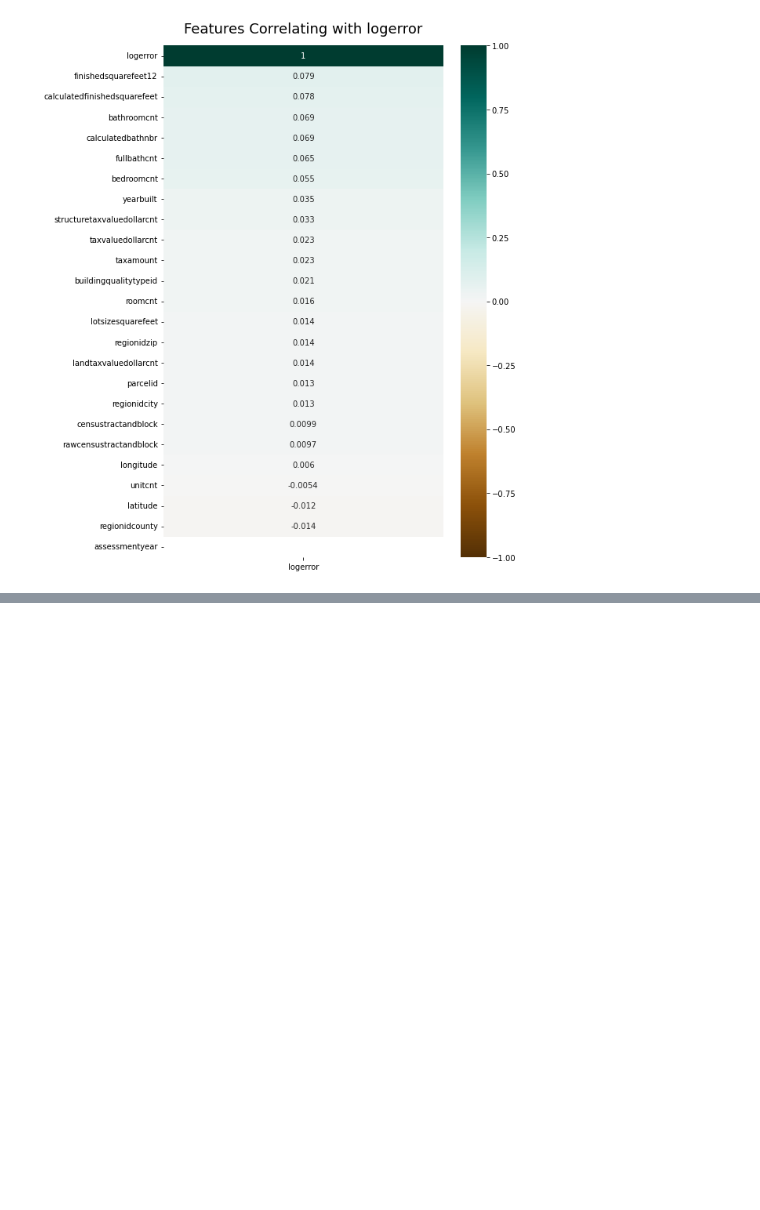
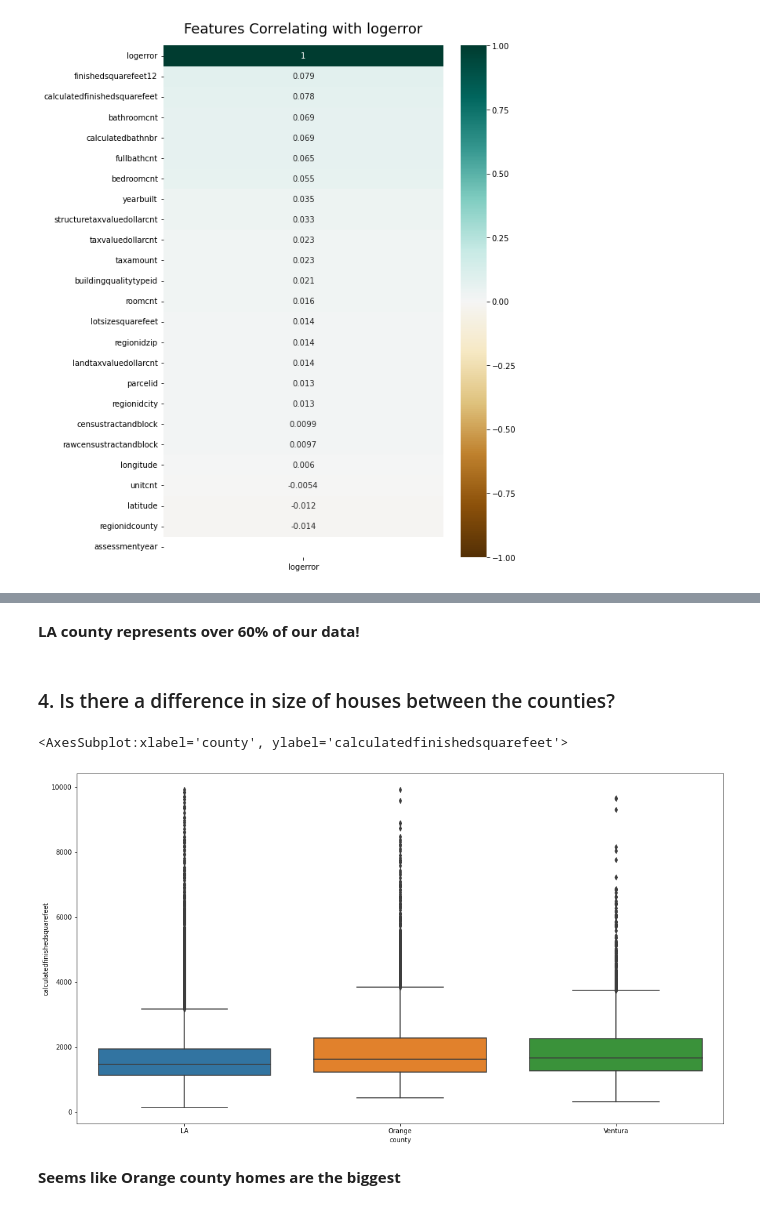
Before and after one commit to markydoug/clustering-exercises, a Jupyter notebook: explore_zillow.ipynb, the cells around one changed output, grey strips where cells are left out. Cells and saved outputs as stored; diff of their text form; code cells hidden in the pictures; blank space fills up the shorter version.

```diff
--- a/explore_zillow.ipynb
+++ b/explore_zillow.ipynb
@@ -67,0 +80,12 @@ heatmap.set_title('Features Correlating with logerror', fontdict={'fontsize':18}
+# %% [markdown]
+**LA county represents over 60% of our data!**
+# %% [markdown]
+### 4. Is there a difference in size of houses between the counties?
+# %%
+plt.figure(figsize=(18, 10))
+sns.boxplot(data=train, x='county', y=train[train.calculatedfinishedsquarefeet <=10000].calculatedfinishedsquarefeet)
+# %% [output]
+<AxesSubplot:xlabel='county', ylabel='calculatedfinishedsquarefeet'>
+[figure, added]
+# %% [markdown]
+**Seems like Orange county homes are the biggest**
```
Also changed, not shown: parts of 6 cells of this notebook.
